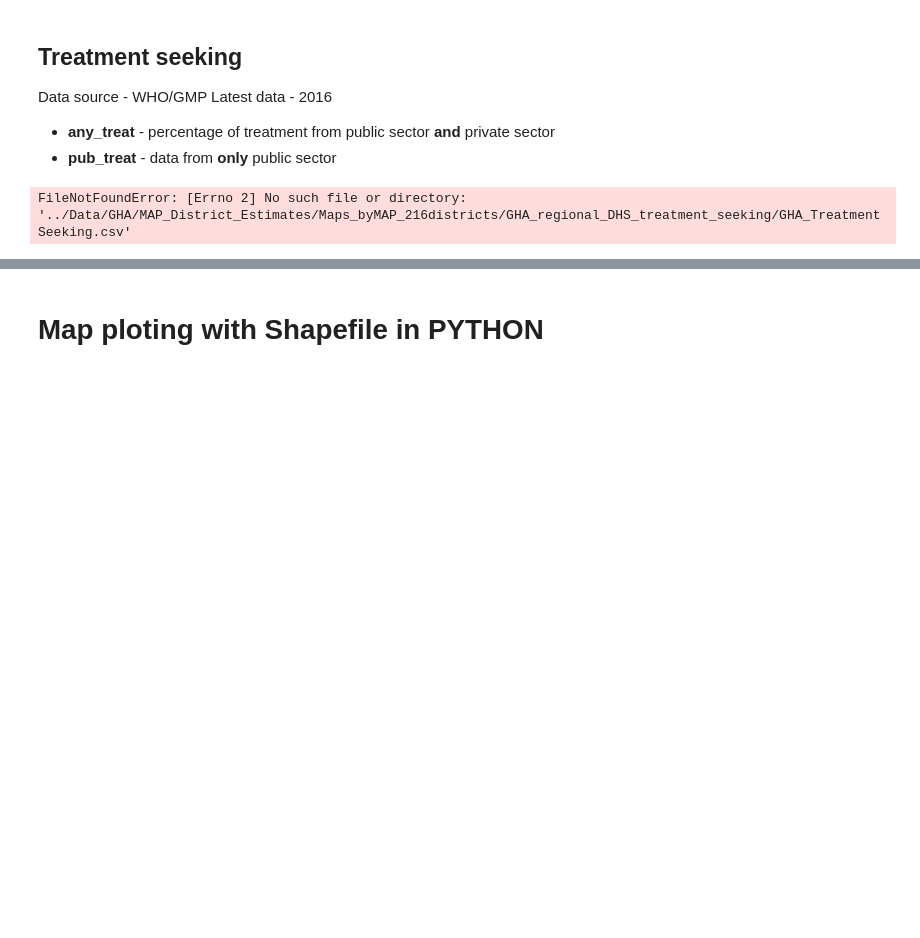
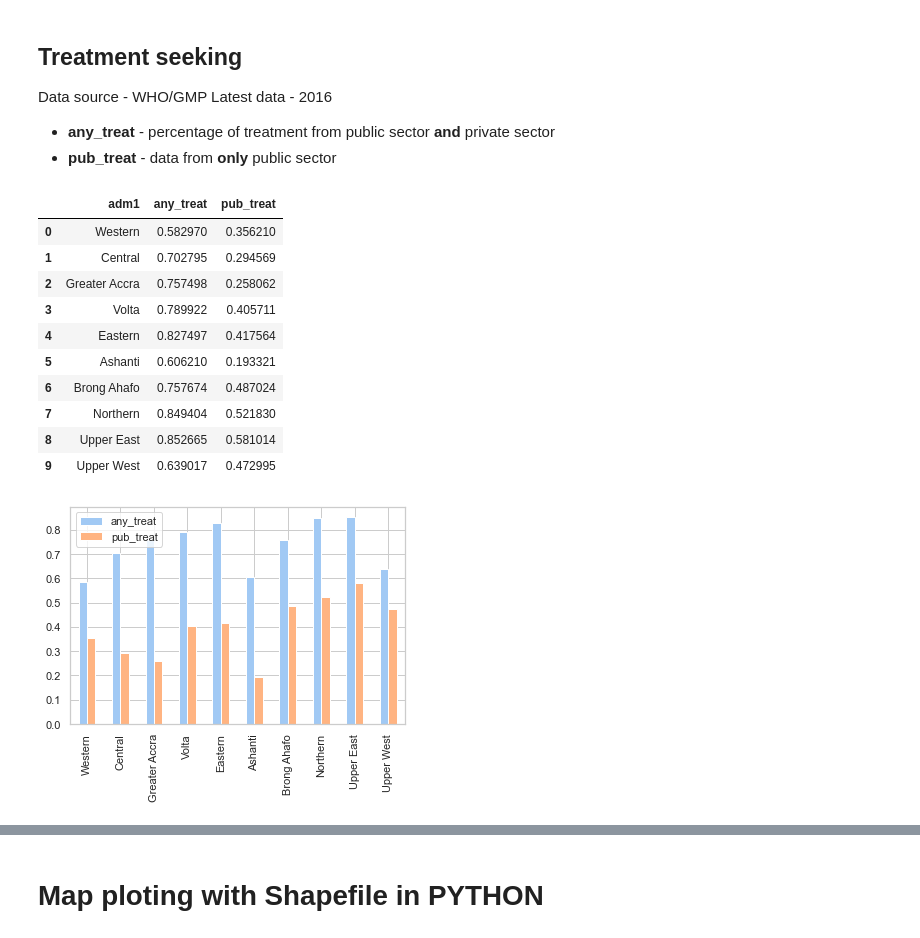
Before and after one commit to sepmein/mBench, a Jupyter notebook: scripts/GHA_data_preparation.ipynb, the cells around one changed output, grey strips where cells are left out. Drawn from its saved outputs; the diff is of its cells as text; code cells hidden in the pictures; blank space fills up the shorter version.

Commit message:
fixed data_dir

```diff
--- a/scripts/GHA_data_preparation.ipynb
+++ b/scripts/GHA_data_preparation.ipynb
@@ -942,19 +954,31 @@ Latest data - 2016
 # %%
 # 216 region
 treatment_seeking_216 = pd.read_csv(
-    "../Data/GHA/MAP_District_Estimates/Maps_byMAP_216districts/GHA_regional_DHS_treatment_seeking/GHA_TreatmentSeeking.csv"
+    data_dir
+    + "GHA/MAP_District_Estimates/Maps_byMAP_216districts/GHA_regional_DHS_treatment_seeking/GHA_TreatmentSeeking.csv"
 )
 treatment_seeking_216 = treatment_seeking_216.rename(columns={"REGNAME": "adm1"})
 treatment_seeking_216 = treatment_seeking_216[["adm1", "any_treat", "pub_treat"]]
 
 ax = treatment_seeking_216.plot(kind="bar")
 ##ax.set_xticks(treatment_seeking_216[['adm1']])
 ax.set_xticklabels(treatment_seeking_216["adm1"])
 
 ##treatment_seeking_216[['adm1']]
 treatment_seeking_216
 # %% [output]
-FileNotFoundError: [Errno 2] No such file or directory: '../Data/GHA/MAP_District_Estimates/Maps_byMAP_216districts/GHA_regional_DHS_treatment_seeking/GHA_TreatmentSeeking.csv'
+|  | adm1 | any_treat | pub_treat |
+| 0 | Western | 0.582970 | 0.356210 |
+| 1 | Central | 0.702795 | 0.294569 |
+| 2 | Greater Accra | 0.757498 | 0.258062 |
+| 3 | Volta | 0.789922 | 0.405711 |
+| 4 | Eastern | 0.827497 | 0.417564 |
+| 5 | Ashanti | 0.606210 | 0.193321 |
+| 6 | Brong Ahafo | 0.757674 | 0.487024 |
+| 7 | Northern | 0.849404 | 0.521830 |
+| 8 | Upper East | 0.852665 | 0.581014 |
+| 9 | Upper West | 0.639017 | 0.472995 |
+[figure, added]
 # %%
 # 260 region
 
```
Also changed, not shown: parts of 9 cells of this notebook.
